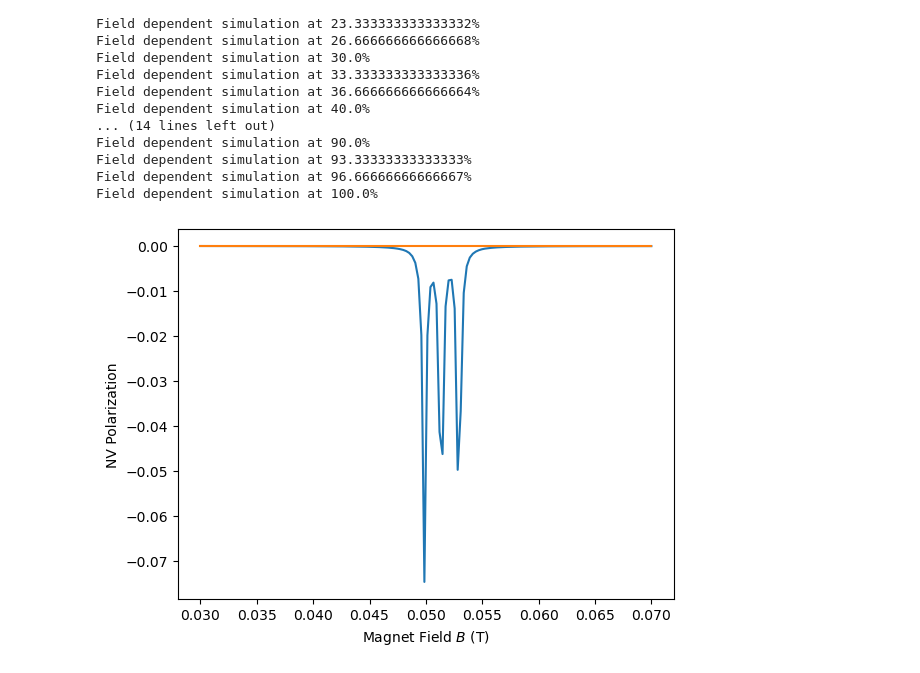
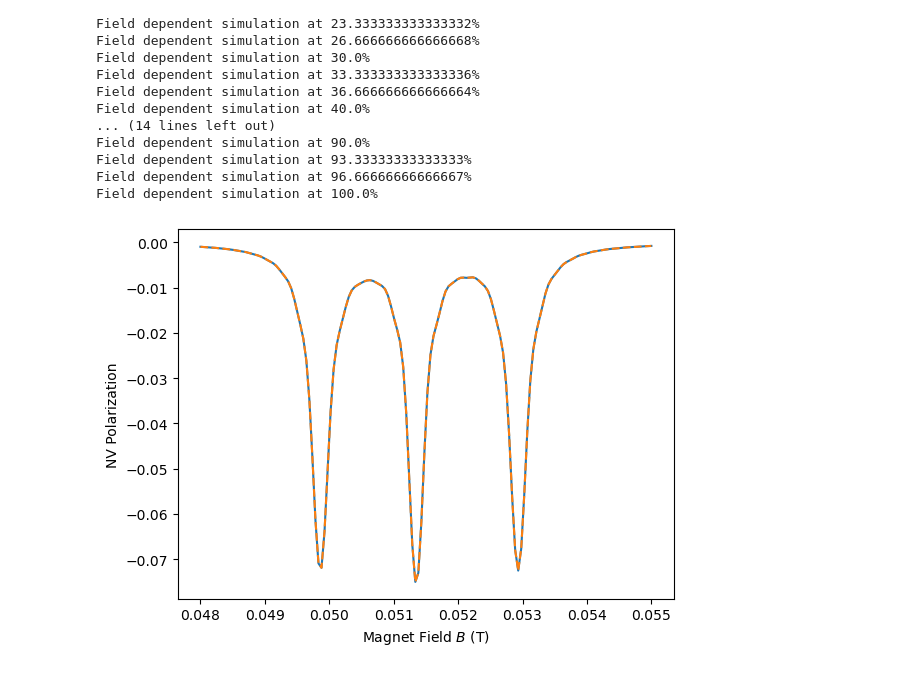
Before and after one commit to RoaldvdBoogaart/QDQC_project, a Jupyter notebook: code/7_HF_couplings_P1center.ipynb, the cells around one changed output. Drawn from its saved outputs; the diff is of its cells as text; code cells hidden in the pictures.

```diff
--- a/code/7_HF_couplings_P1center.ipynb
+++ b/code/7_HF_couplings_P1center.ipynb
@@ -244,7 +302,7 @@ def qubit_integrate(b_field, hf_coupling, theta, psi0, t_list, solver, distance,
             qeye(3))
         c_ops.append(np.sqrt(g1) * polarising_Laser)
 
-    g2 = 1e5  ### Some dephasing is introduced, to reduce coherent bevahiour, and focus on polarization transfer
+    g2 = 1e6  ### Some dephasing is introduced, to reduce coherent bevahiour, and focus on polarization transfer
     c_ops.append(np.sqrt(g2) * tensor(spin_1_z, sigmaz(), spin_1_z))
 
     e_ops = [NV_Sx, NV_Sy, NV_Sz, N_Sx, N_Sy, N_Sz, I_Sx, I_Sy, I_Sz]
@@ -266,13 +324,13 @@ def qubit_integrate(b_field, hf_coupling, theta, psi0, t_list, solver, distance,
     return pauli_0, pauli_1, pauli_2
 # %%
 A = 0*86e6
-B_list = np.linspace(460e-4,560e-4,50)
+B_list = np.linspace(460e-4,560e-4,150)
 theta = 54.7
 
 rho0 = tensor(qeye(3) / 3, qeye(2) / 2,qeye(3) / 2) # Initialising in a maximally mixed state
 g1 = 1e6 #Rate of the polarization due to the 'laser'
 
-tlist = np.linspace(0,1/g1,1000) #Time the 'laser' is applied
+tlist = np.linspace(0, 1/g1, 1000) #Time the 'laser' is applied
 
 pol_NV_all = np.zeros(B_list.size)
 pol_N_ele_all = np.zeros(B_list.size)
@@ -318,8 +383,8 @@ What happens if the nuclear spin is polarized? Change the density matrix corresp
 Notice that the peaks change height correspondingly, as is observed in the paper by Hanson et al. Depending on the polarization of the nuclear spin, some transitions are available or not! One can use this to read out the spin-state of the nuclear spin. As hypothesised by Hanson et al. the nuclear spin is initially due to the hyperfine interaction between the electron and nuclear spin. This would imply possible control over the nuclear spin, which is crucial if we want to use it as a qubit. Control over the nuclear spin using this hyperfine interaction has indeed been shown (e.g. Bradley et al. Phys. Rev. X 9, 031045)
 # %%
 A = 86e6
-# B_list = np.linspace(480e-4,550e-4,50)
-B_list = np.linspace(300e-4,700e-4,150)
+B_list = np.linspace(480e-4,550e-4,150)
+# B_list = np.linspace(300e-4,700e-4,150)
 theta = 54.7 # In degress
 
 ###
@@ -328,7 +393,7 @@ rho0 = tensor(qeye(3)/3, qeye(2)/2,qeye(3)/2 )
 ###
 # ###
 # ### Initialising in a slightly polarised state
-# rho0 = tensor( qeye(3)/3, qeye(2)/2,Qobj(np.array([[0.7, 0, 0],[0, 1, 0],[0, 0, 1.2]])/3 ))
+rho0_1 = tensor(qeye(3)/3, qeye(2)/2, Qobj(np.array([[0.7, 0, 0],[0, 1, 0],[0, 0, 1.2]]) / 3))
 # ###
 
 g1 = 1e6 #Rate of the polarization due to the 'laser'
@@ -339,25 +404,30 @@ pol_NV_all = np.zeros(B_list.size)
 pol_N_ele_all = np.zeros(B_list.size)
 pol_N_nuc_all = np.zeros(B_list.size)
 
-pol_NV_all_rwa = np.zeros(B_list.size)
-pol_N_ele_all_rwa = np.zeros(B_list.size)
-pol_N_nuc_all_rwa = np.zeros(B_list.size)
+pol_NV_all_1 = np.zeros(B_list.size)
+pol_N_ele_all_1 = np.zeros(B_list.size)
+pol_N_nuc_all_1 = np.zeros(B_list.size)
 
 for idx,B in enumerate(B_list):
     expect_0, expect_1, expect_2 = qubit_integrate(b_field=B, hf_coupling=A, theta=theta, psi0=rho0, t_list=tlist, solver="me", distance=2e-9, g1=g1)
-    expect_0_rwa, expect_1_rwa, expect_2_rwa = qubit_integrate(b_field=B, hf_coupling=A, theta=theta, psi0=rho0, t_list=tlist, solver="me", distance=2e-9, g1=g1, rwa=True)
+    expect_0_1, expect_1_1, expect_2_1 = qubit_integrate(b_field=B, hf_coupling=A, theta=theta, psi0=rho0_1, t_list=tlist, solver="me", distance=2e-9, g1=g1)
+    # expect_0_rwa, expect_1_rwa, expect_2_rwa = qubit_integrate(b_field=B, hf_coupling=A, theta=theta, psi0=rho0, t_list=tlist, solver="me", distance=2e-9, g1=g1, rwa=True)
     pol_NV = expect_0[2][-1]
     pol_N_ele = expect_1[2][-1]
     pol_N_nuc = expect_2[2][-1]
 
-    pol_NV_rwa = expect_0_rwa[2][-1]
-    pol_N_ele_rwa = expect_1_rwa[2][-1]
-    pol_N_nuc_rwa = expect_2_rwa[2][-1]
+    pol_NV_1 = expect_0_1[2][-1]
+    pol_N_ele_1 = expect_1_1[2][-1]
+    pol_N_nuc_1 = expect_2_1[2][-1]
 
     pol_NV_all[idx] = pol_NV
     pol_N_ele_all[idx] = pol_N_ele
     pol_N_nuc_all[idx] = pol_N_nuc
 
+    pol_NV_all_1[idx] = pol_NV
+    pol_N_ele_all_1[idx] = pol_N_ele
+    pol_N_nuc_all_1[idx] = pol_N_nuc
+
     if (idx+1) % 5==0:
         print(f'Field dependent simulation at {100*(idx+1)/B_list.size}%')
 # %% [output]
@@ -380,10 +450,10 @@ Field dependent simulation at 96.66666666666667%
 Field dependent simulation at 100.0%
 # %%
 plt.plot(B_list, pol_NV_all)
-plt.plot(B_list, pol_NV_all_rwa)
+plt.plot(B_list, pol_NV_all_1, linestyle='--')
 plt.xlabel('Magnet Field $B$ (T)')
 plt.ylabel('NV Polarization')
 
 plt.show()
 # %% [output]
-[figure, old version]
+[figure, new version]
```
Also changed, not shown: parts of 5 cells of this notebook.
